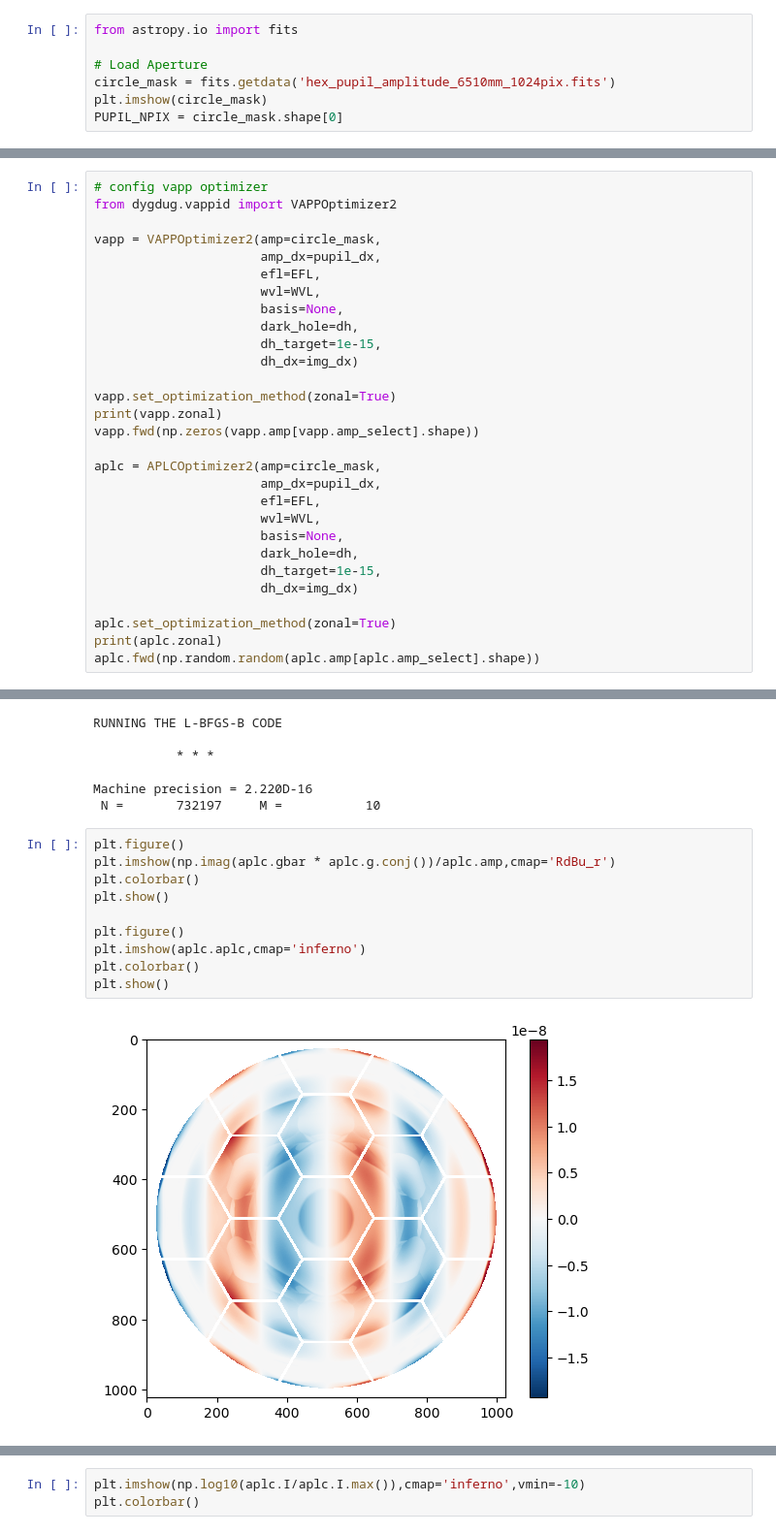
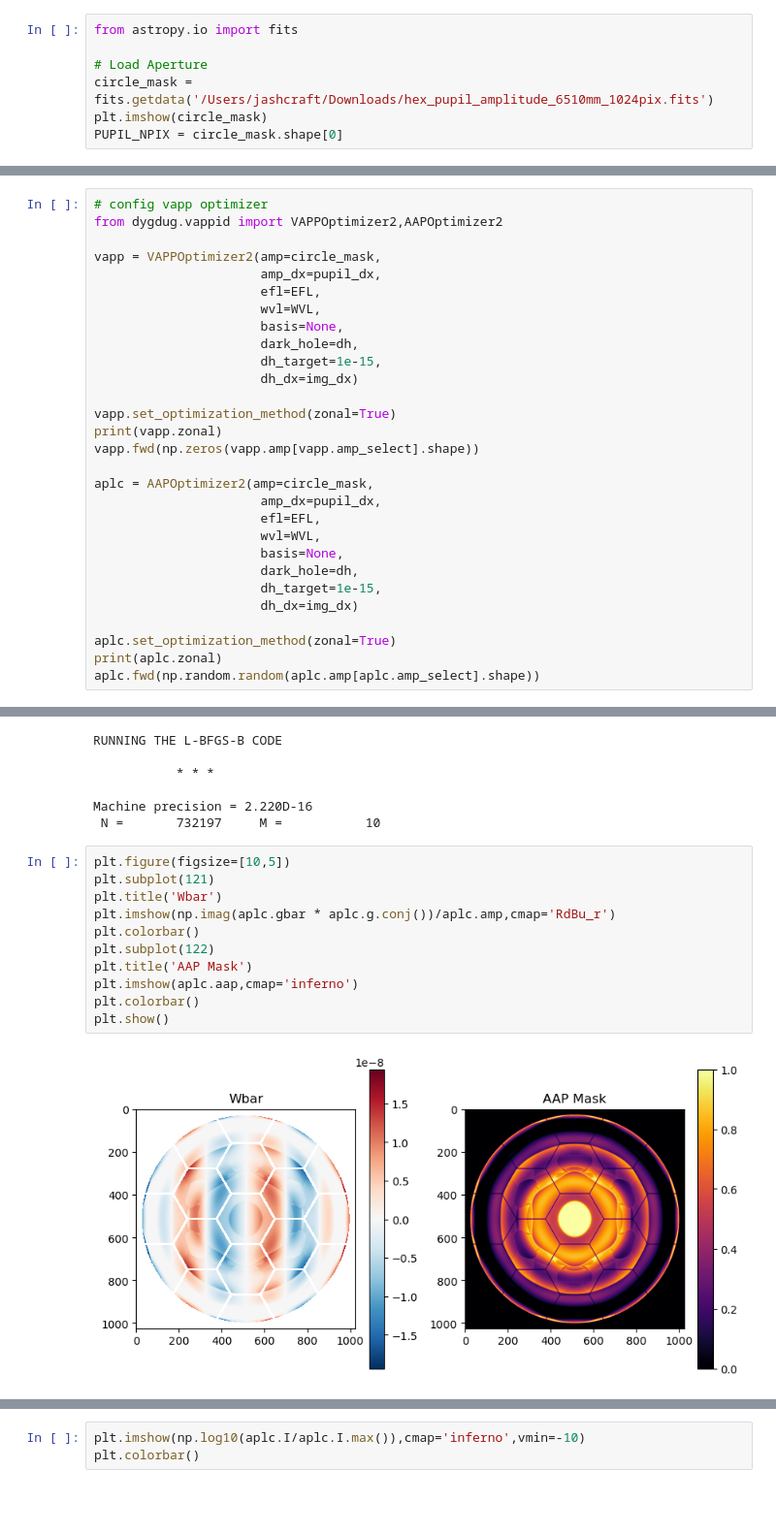
Before and after one commit to Jashcraf/dygdug, a Jupyter notebook: demos/amp_mask_designer.ipynb, the cells around one changed output, grey strips where cells are left out. Shown at 97% size. Saved outputs shown, nothing was run; the diff lists cells and outputs as text; blank space fills up the shorter version.

Commit message:
APLC Designer

```diff
--- a/demos/amp_mask_designer.ipynb
+++ b/demos/amp_mask_designer.ipynb
@@ -24,7 +24,7 @@ AZMAX = 180
 from astropy.io import fits
 
 # Load Aperture
-circle_mask = fits.getdata('hex_pupil_amplitude_6510mm_1024pix.fits')
+circle_mask = fits.getdata('/Users/jashcraft/Downloads/hex_pupil_amplitude_6510mm_1024pix.fits')
 plt.imshow(circle_mask)
 PUPIL_NPIX = circle_mask.shape[0]
 # %% [output]
@@ -202,6 +94,6 @@ class APLCOptimizer2:
 # %%
 # config vapp optimizer
-from dygdug.vappid import VAPPOptimizer2
+from dygdug.vappid import VAPPOptimizer2,AAPOptimizer2
 
 vapp = VAPPOptimizer2(amp=circle_mask,
                       amp_dx=pupil_dx,
@@ -216,7 +108,7 @@ vapp.set_optimization_method(zonal=True)
 print(vapp.zonal)
 vapp.fwd(np.zeros(vapp.amp[vapp.amp_select].shape))
 
-aplc = APLCOptimizer2(amp=circle_mask,
+aplc = AAPOptimizer2(amp=circle_mask,
                       amp_dx=pupil_dx,
                       efl=EFL,
                       wvl=WVL,
@@ -257,14 +149,15 @@ RUNNING THE L-BFGS-B CODE
 Machine precision = 2.220D-16
  N =       732197     M =           10
 # %%
-plt.figure()
+plt.figure(figsize=[10,5])
+plt.subplot(121)
+plt.title('Wbar')
 plt.imshow(np.imag(aplc.gbar * aplc.g.conj())/aplc.amp,cmap='RdBu_r')
 plt.colorbar()
-plt.show()
-
-plt.figure()
-plt.imshow(aplc.aplc,cmap='inferno')
+plt.subplot(122)
+plt.title('AAP Mask')
+plt.imshow(aplc.aap,cmap='inferno')
 plt.colorbar()
 plt.show()
 # %% [output]
-[figure, old version]
+[figure, new version]
```
Also changed, not shown: parts of 8 cells of this notebook, 2 other files.
